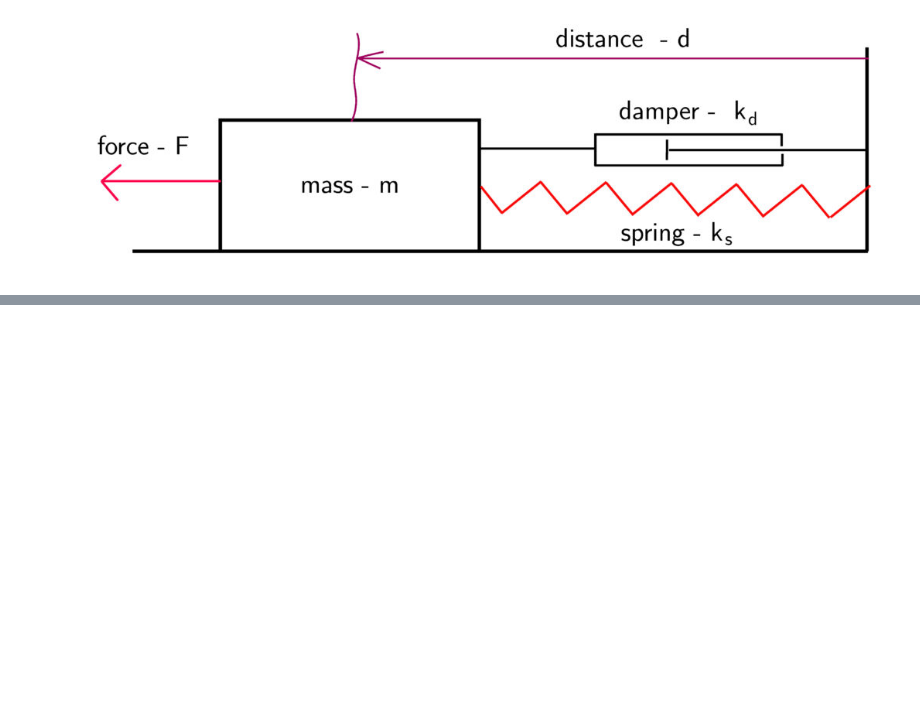
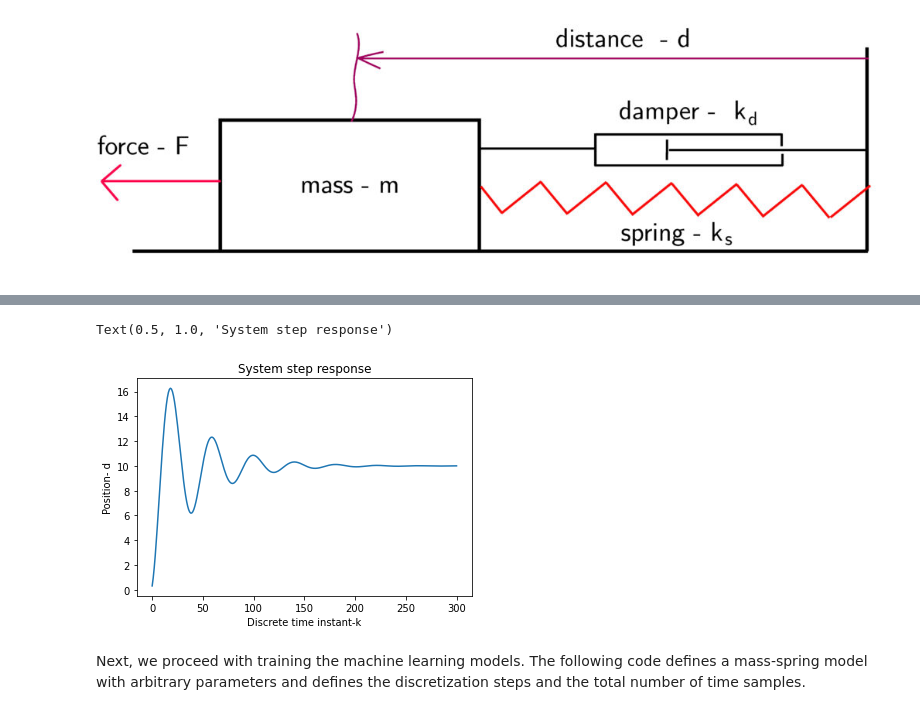
Before and after one commit to puneet-panwar/All_about_LSTMs, a Jupyter notebook: System_identification_by_Aleksandar_Haber.ipynb, the cells around one changed output, grey strips where cells are left out. Drawn from its saved outputs; the diff is of its cells as text; code cells hidden in the pictures; blank space fills up the shorter version.

```diff
--- a/System_identification_by_Aleksandar_Haber.ipynb
+++ b/System_identification_by_Aleksandar_Haber.ipynb
@@ -37,0 +54,63 @@ $$y = \begin{bmatrix} 1 & 0 \end{bmatrix}x$$
+# %%
+import numpy as np
+import matplotlib.pyplot as plt
+
+# define the continuous-time system matrices
+
+A=np.matrix([[0, 1],[- 0.1, -0.05]])
+B=np.matrix([[0],[1]])
+C=np.matrix([[1, 0]])
+#define an initial state for simulation
+x0=np.random.rand(2,1)
+
+#define the number of time-samples used for the simulation and the sampling time for the discretization
+time=300
+sampling=0.5
+
+#define an input sequence for the simulation
+#input_seq=np.random.rand(time,1)
+input_seq=np.ones(time)
+#plt.plot(input_seq)
+
+# the following function simulates the state-space model using the backward Euler method
+# the input parameters are:
+#    -- A,B,C              - continuous time system matrices
+#    -- initial_state      - the initial state of the system
+#    -- time_steps         - the total number of simulation time steps
+#    -- sampling_perios    - the sampling period for the backward Euler discretization
+# this function returns the state sequence and the output sequence
+# they are stored in the vectors Xd and Yd respectively
+
+def simulate(A,B,C,initial_state,input_sequence, time_steps,sampling_period):
+    from numpy.linalg import inv
+    I=np.identity(A.shape[0]) # this is an identity matrix
+    Ad=inv(I-sampling_period*A)
+    Bd=Ad*sampling_period*B
+    Xd=np.zeros(shape=(A.shape[0],time_steps+1))
+    Yd=np.zeros(shape=(C.shape[0],time_steps+1))
+
+    for i in range(0,time_steps):
+       if i==0:
+           Xd[:,[i]]=initial_state
+           Yd[:,[i]]=C*initial_state
+           x=Ad*initial_state+Bd*input_sequence[i]
+       else:
+           Xd[:,[i]]=x
+           Yd[:,[i]]=C*x
+           x=Ad*x+Bd*input_sequence[i]
+    Xd[:,[-1]]=x
+    Yd[:,[-1]]=C*x
+    return Xd, Yd
+
+state,output=simulate(A,B,C,x0,input_seq, time ,sampling)
+
+
+plt.plot(output[0,:])
+plt.xlabel('Discrete time instant-k')
+plt.ylabel('Position- d')
+plt.title('System step response')
+# %% [output]
+Text(0.5, 1.0, 'System step response')
+[figure, added]
+# %% [markdown]
+Next, we proceed with training the machine learning models. The following code defines a mass-spring model with arbitrary parameters and defines the discretization steps and the total number of time samples.
```
Also changed, not shown: parts of 4 cells of this notebook.
